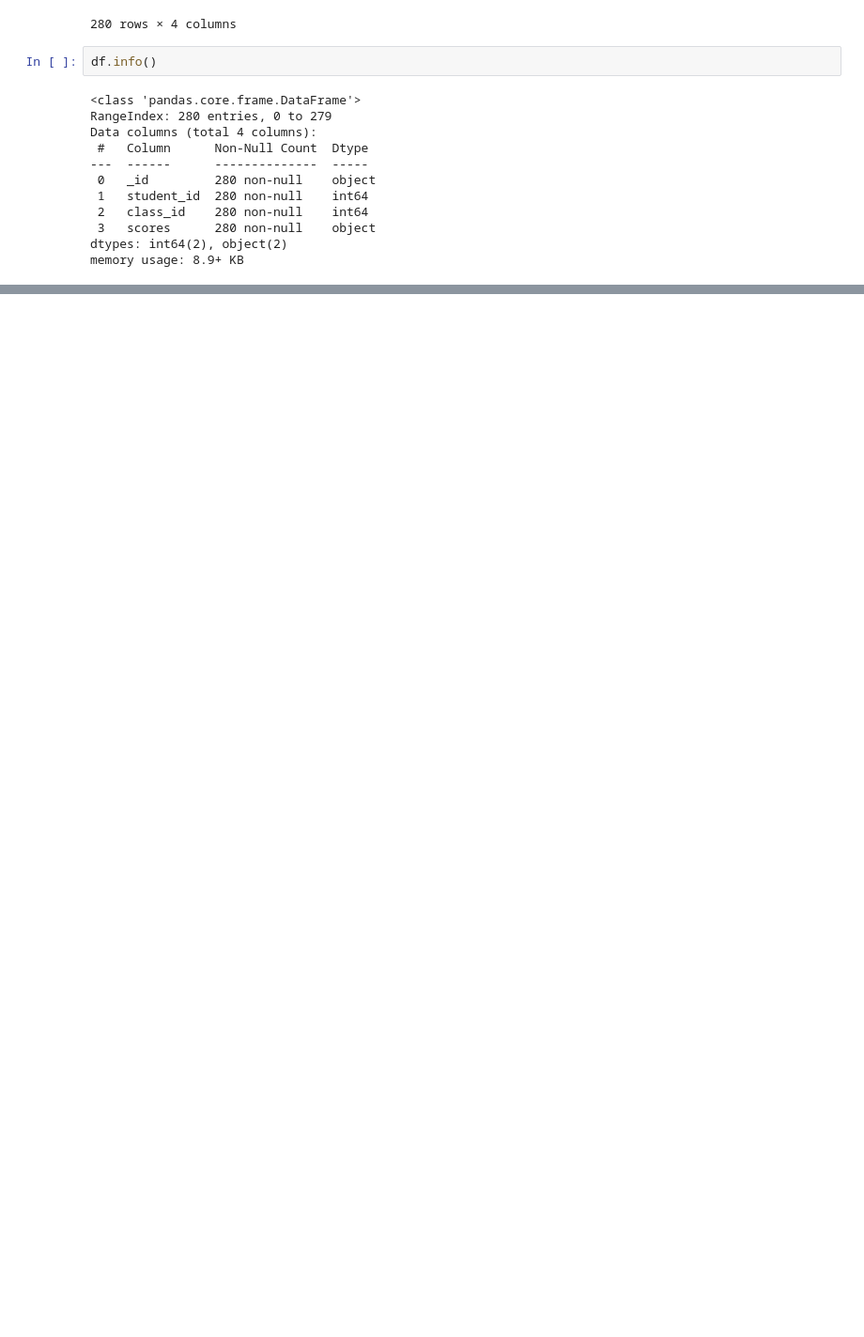
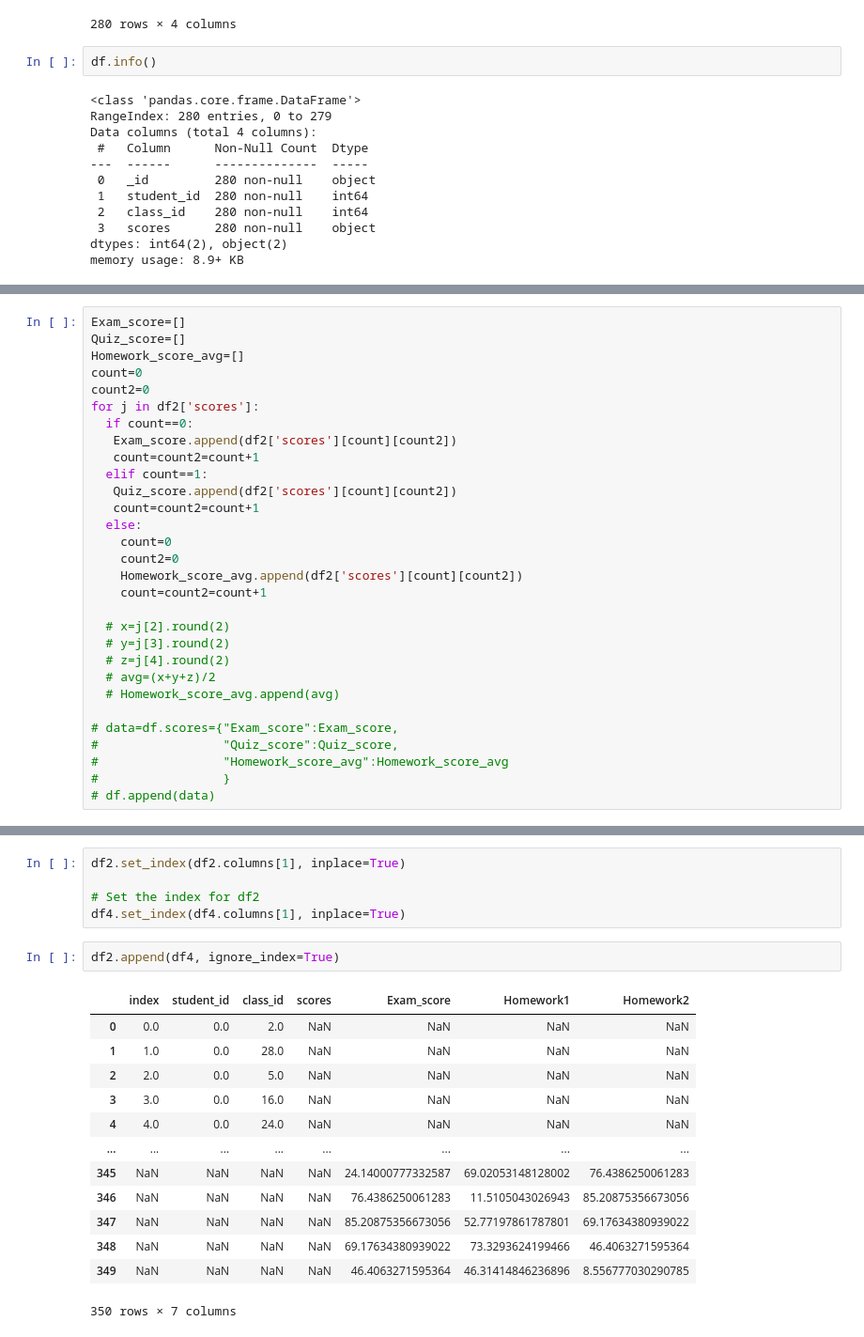
Before and after one commit to sujataprasad01/Using-JSON-data-for-analysis, a Jupyter notebook: Project_3_Using_JSON_data_for_analysis.ipynb, the cells around one changed output, grey strips where cells are left out. Shown at 94% size. Saved outputs shown, nothing was run; the diff lists cells and outputs as text; blank space fills up the shorter version.

```diff
--- a/Project_3_Using_JSON_data_for_analysis.ipynb
+++ b/Project_3_Using_JSON_data_for_analysis.ipynb
@@ -290,0 +330,30 @@ memory usage: 8.9+ KB
+# %%
+Exam_score=[]
+Quiz_score=[]
+Homework_score_avg=[]
+count=0
+count2=0
+for j in df2['scores']:
+  if count==0:
+   Exam_score.append(df2['scores'][count][count2])
+   count=count2=count+1
+  elif count==1:
+   Quiz_score.append(df2['scores'][count][count2])
+   count=count2=count+1
+  else:
+    count=0
+    count2=0
+    Homework_score_avg.append(df2['scores'][count][count2])
+    count=count2=count+1
+
+  # x=j[2].round(2)
+  # y=j[3].round(2)
+  # z=j[4].round(2)
+  # avg=(x+y+z)/2
+  # Homework_score_avg.append(avg)
+
+# data=df.scores={"Exam_score":Exam_score,
+#                 "Quiz_score":Quiz_score,
+#                 "Homework_score_avg":Homework_score_avg
+#                 }
+# df.append(data)
@@ -290,0 +443,21 @@ memory usage: 8.9+ KB
+# %%
+df2.set_index(df2.columns[1], inplace=True)
+
+# Set the index for df2
+df4.set_index(df4.columns[1], inplace=True)
+# %%
+df2.append(df4, ignore_index=True)
+# %% [output]
+|  | index | student_id | class_id | scores | Exam_score | Homework1 | Homework2 |
+| 0 | 0.0 | 0.0 | 2.0 | NaN | NaN | NaN | NaN |
+| 1 | 1.0 | 0.0 | 28.0 | NaN | NaN | NaN | NaN |
+| 2 | 2.0 | 0.0 | 5.0 | NaN | NaN | NaN | NaN |
+| 3 | 3.0 | 0.0 | 16.0 | NaN | NaN | NaN | NaN |
+| 4 | 4.0 | 0.0 | 24.0 | NaN | NaN | NaN | NaN |
+| ... | ... | ... | ... | ... | ... | ... | ... |
+| 345 | NaN | NaN | NaN | NaN | 24.14000777332587 | 69.02053148128002 | 76.4386250061283 |
+| 346 | NaN | NaN | NaN | NaN | 76.4386250061283 | 11.5105043026943 | 85.20875356673056 |
+| 347 | NaN | NaN | NaN | NaN | 85.20875356673056 | 52.77197861787801 | 69.17634380939022 |
+| 348 | NaN | NaN | NaN | NaN | 69.17634380939022 | 73.3293624199466 | 46.4063271595364 |
+| 349 | NaN | NaN | NaN | NaN | 46.4063271595364 | 46.31414846236896 | 8.556777030290785 |
+350 rows × 7 columns
```
Also changed, not shown: parts of 22 cells of this notebook.
